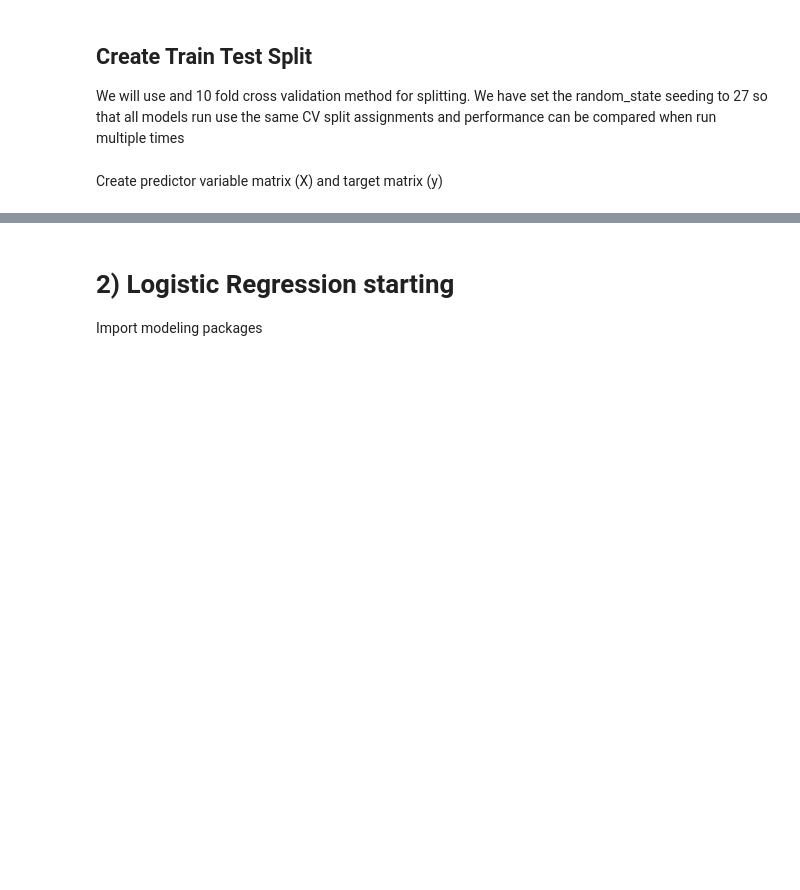
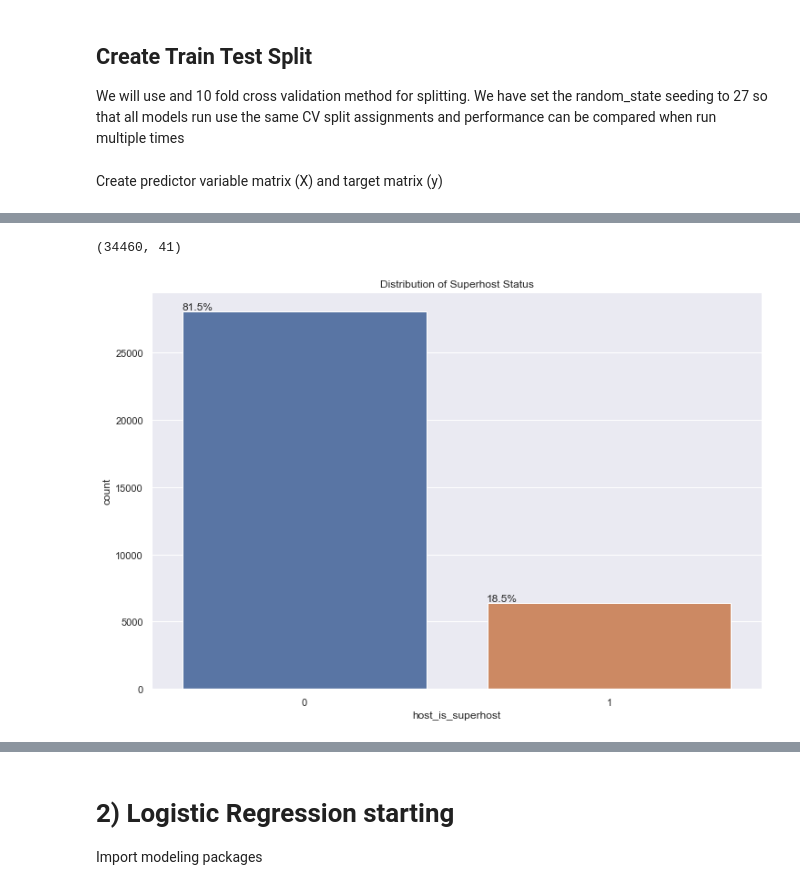
Before and after one commit to rickfontenot/airbnb, a Jupyter notebook: MiniLab/minilab_team_shared.ipynb, the cells around one changed output, grey strips where cells are left out. Cells and saved outputs as stored; diff of their text form; code cells hidden in the pictures; blank space fills up the shorter version.

```diff
--- a/MiniLab/minilab_team_shared.ipynb
+++ b/MiniLab/minilab_team_shared.ipynb
@@ -1320,0 +1344,17 @@ y = modeling_df['host_is_superhost'].values
+# %%
+X.shape
+# %% [output]
+(34460, 41)
+# %%
+plt.figure(figsize = (12,8))
+plt.title('Distribution of Superhost Status')
+plt.xlable =('Super Host Status')
+plt.ylable = ('Frequency')
+total = len(modeling_df)*1
+ax = sns.countplot(data = modeling_df, x = 'host_is_superhost')
+
+for p in ax.patches:
+        ax.annotate('{:.1f}%'.format(100*p.get_height()/total), (p.get_x()+0.1, p.get_height()+5),
+        ha='right', va='bottom') # set the alignment of the text
+# %% [output]
+[figure, added]
```
Also changed, not shown: parts of 41 cells of this notebook.
